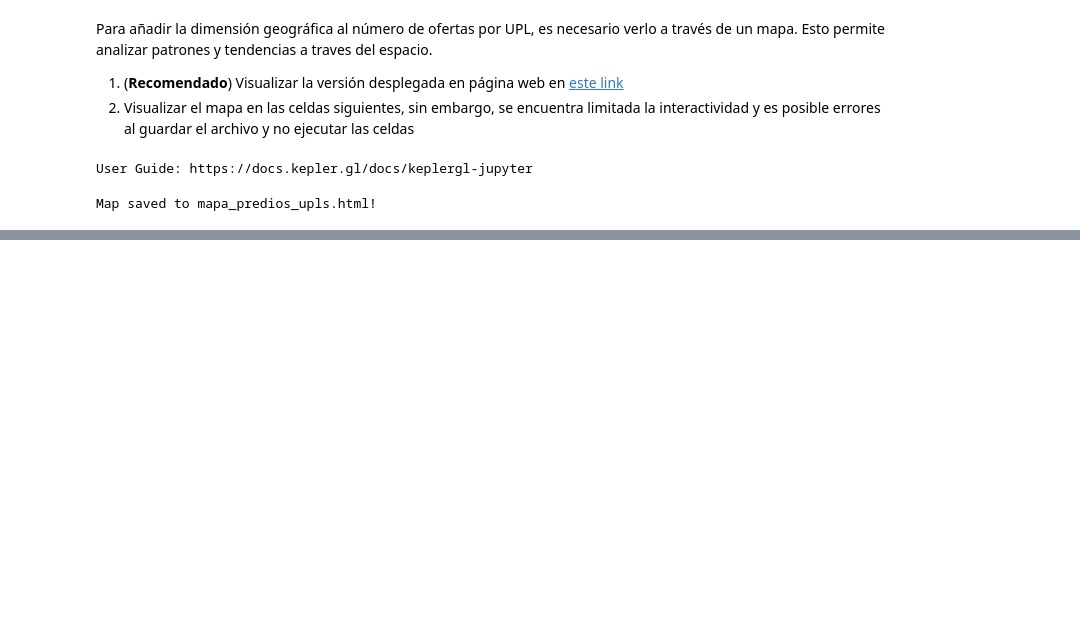
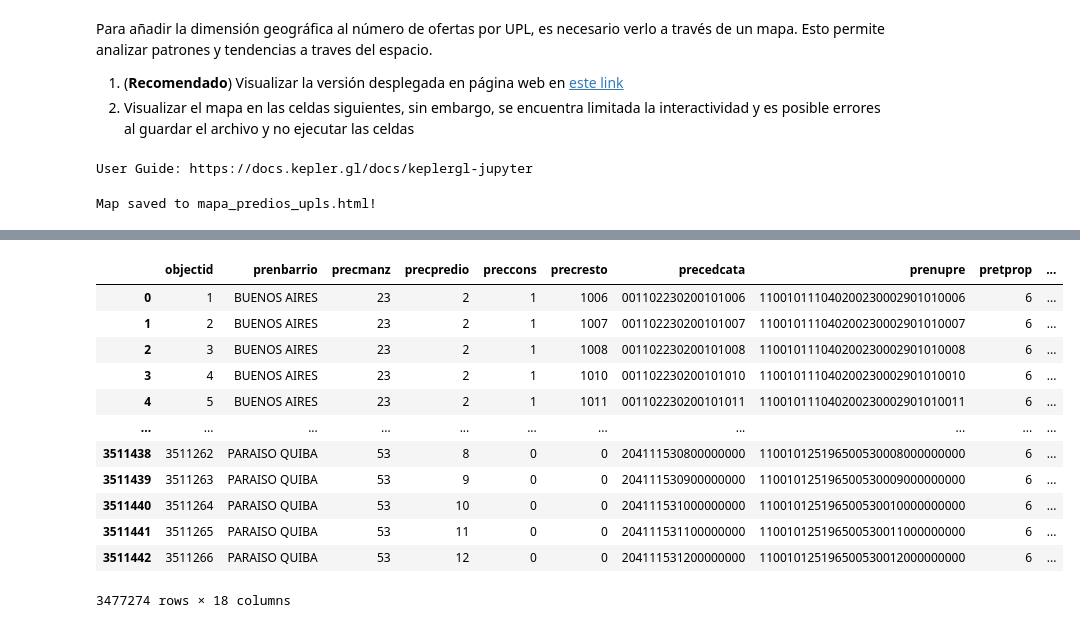
Before and after one commit to SantiGonzalezz/habi_prueba_data_science, a Jupyter notebook: Prueba_Data_Science_Santi.ipynb, the cells around one changed output, grey strips where cells are left out. Drawn from its saved outputs; the diff is of its cells as text; code cells hidden in the pictures; blank space fills up the shorter version.

Commit message:
Mapa Lotes Terminado

```diff
--- a/Prueba_Data_Science_Santi.ipynb
+++ b/Prueba_Data_Science_Santi.ipynb
@@ -504,7 +513,7 @@ A pesar de estas medidas, el código comentado en la siguiente celda es funciona
 <class 'dict'>
 # %%
 # Time: 45 seconds
-with open('Data/CONST.GEOJSON') as file:
+with open('Data/const.geojson') as file:
     dict_construcciones = json.load(file)
 # %%
 # Print the different keys in the dict and the type of value of each key
@@ -901,0 +969,4 @@ Map saved to mapa_predios_upls.html!
+# %%
+# Time: 45 seconds
+with open('Data/lote.geojson') as file:
+    dict_lotes = json.load(file)
@@ -901,0 +1052,7 @@ Map saved to mapa_predios_upls.html!
+# %%
+df_lotes_upls = gpd.sjoin(
+    df_lotes,
+    df_upls[['codigo_upl', 'geometry']],
+    how='left',
+    predicate='within'
+)
@@ -901,0 +1083,8 @@ Map saved to mapa_predios_upls.html!
+# %%
+df_predios_lotes_upls = pd.merge(
+    df_predios,
+    df_lotes_upls[['lotcodigo', 'codigo_upl']],
+    how='left',
+    left_on='lote_codigo',
+    right_on='lotcodigo'
+)
@@ -901,0 +1120,16 @@ Map saved to mapa_predios_upls.html!
+# %%
+df_predios_lotes_upls[~df_predios_lotes_upls['codigo_upl'].isna()]
+# %% [output]
+|  | objectid | prenbarrio | precmanz | precpredio | preccons | precresto | precedcata | prenupre | pretprop | ... |
+| 0 | 1 | BUENOS AIRES | 23 | 2 | 1 | 1006 | 001102230200101006 | 110010111040200230002901010006 | 6 | ... |
+| 1 | 2 | BUENOS AIRES | 23 | 2 | 1 | 1007 | 001102230200101007 | 110010111040200230002901010007 | 6 | ... |
+| 2 | 3 | BUENOS AIRES | 23 | 2 | 1 | 1008 | 001102230200101008 | 110010111040200230002901010008 | 6 | ... |
+| 3 | 4 | BUENOS AIRES | 23 | 2 | 1 | 1010 | 001102230200101010 | 110010111040200230002901010010 | 6 | ... |
+| 4 | 5 | BUENOS AIRES | 23 | 2 | 1 | 1011 | 001102230200101011 | 110010111040200230002901010011 | 6 | ... |
+| ... | ... | ... | ... | ... | ... | ... | ... | ... | ... | ... |
+| 3511438 | 3511262 | PARAISO QUIBA | 53 | 8 | 0 | 0 | 204111530800000000 | 110010125196500530008000000000 | 6 | ... |
+| 3511439 | 3511263 | PARAISO QUIBA | 53 | 9 | 0 | 0 | 204111530900000000 | 110010125196500530009000000000 | 6 | ... |
+| 3511440 | 3511264 | PARAISO QUIBA | 53 | 10 | 0 | 0 | 204111531000000000 | 110010125196500530010000000000 | 6 | ... |
+| 3511441 | 3511265 | PARAISO QUIBA | 53 | 11 | 0 | 0 | 204111531100000000 | 110010125196500530011000000000 | 6 | ... |
+| 3511442 | 3511266 | PARAISO QUIBA | 53 | 12 | 0 | 0 | 204111531200000000 | 110010125196500530012000000000 | 6 | ... |
+3477274 rows × 18 columns
```
Also changed, not shown: parts of 36 cells of this notebook, 2 other files.
